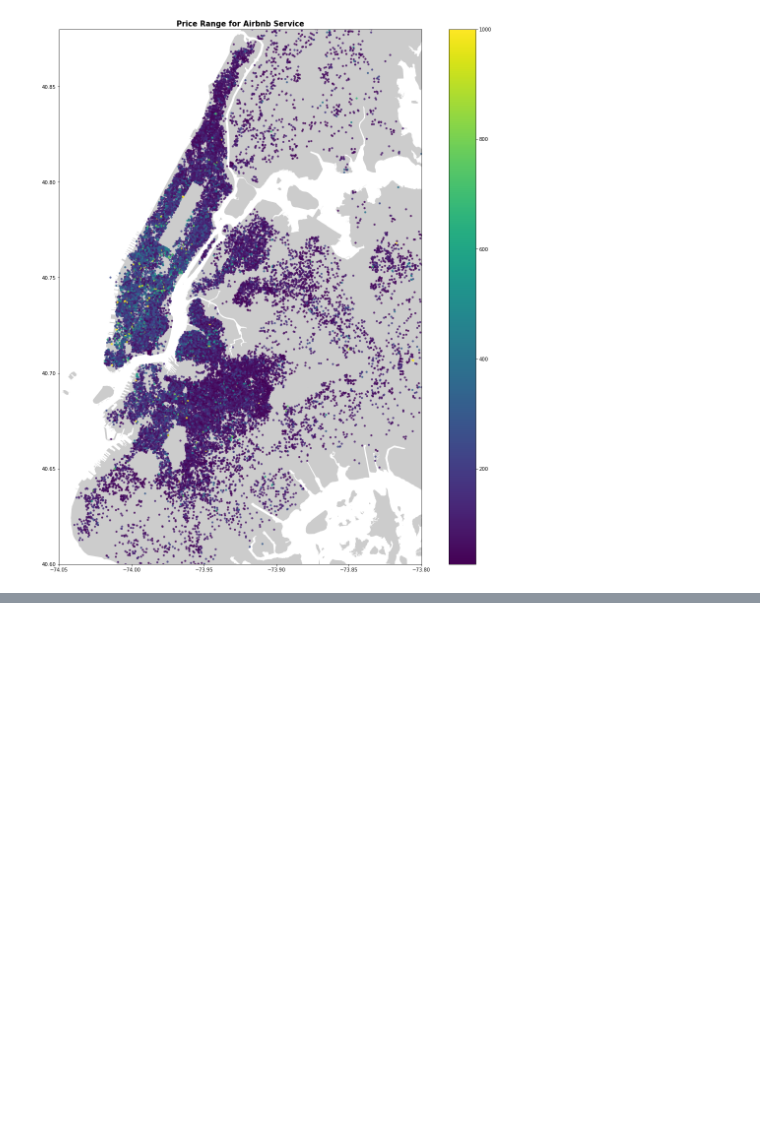
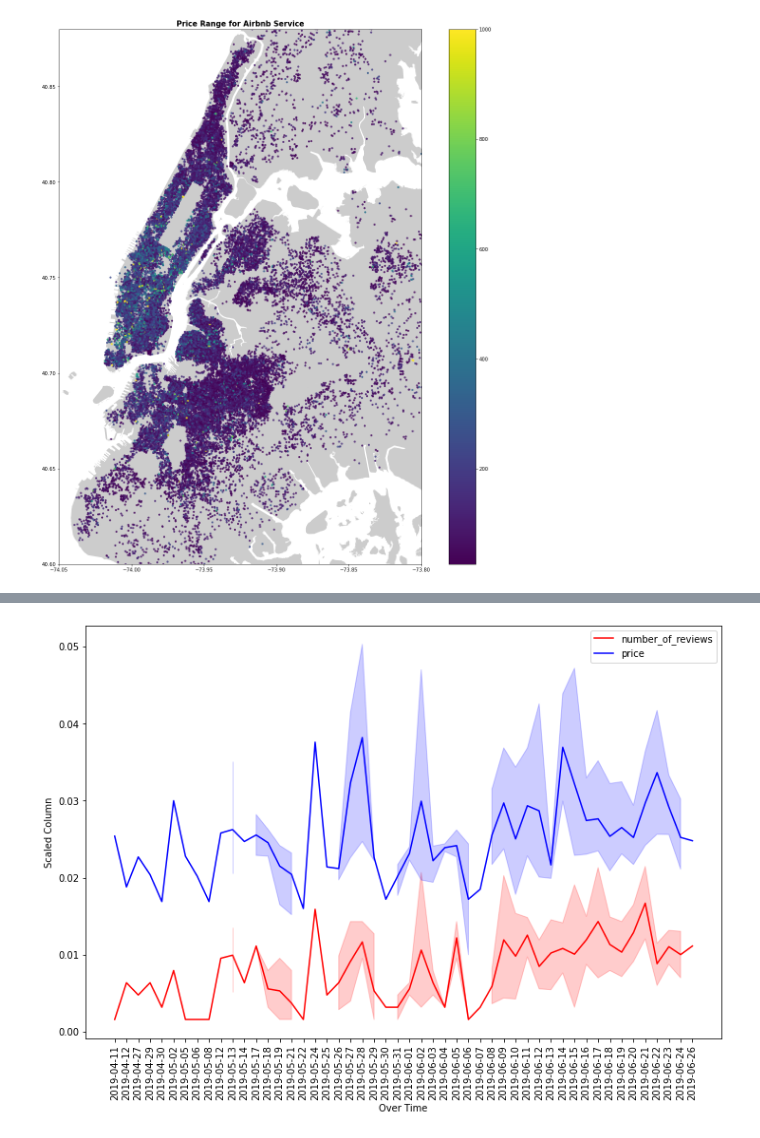
Before and after one commit to Sanjaycsk/AirBnb-EDA, a Jupyter notebook: AirBnB_Project.ipynb, the cells around one changed output, grey strips where cells are left out. Cells and saved outputs as stored; diff of their text form; code cells hidden in the pictures; blank space fills up the shorter version.

```diff
--- a/AirBnB_Project.ipynb
+++ b/AirBnB_Project.ipynb
@@ -700,0 +732,12 @@ plt.show()
+# %%
+scaler = MinMaxScaler()
+
+scaled_airbnb = airbnb_file[["price", "number_of_reviews", "reviews_per_month"]]
+
+# host_id_high_scaled  = pd.DataFrame(scaler.fit_transform(host_id_high), columns=host_id_high["price","number_of_reviews","reviews_per_month"])
+
+scaled_airbnb = scaler.fit_transform(scaled_airbnb.to_numpy())
+scaled_airbnb = pd.DataFrame(scaled_airbnb, columns=['price', 'number_of_reviews', 'reviews_per_month'])
+
+#
+scaled_airbnb.head()
@@ -700,0 +751,6 @@ plt.show()
+# %%
+scaled_airbnb_dropfile = airbnb_file.drop(["price", "number_of_reviews", "reviews_per_month"],axis='columns')
+
+scaled_airbnb1 = pd.concat([scaled_airbnb_dropfile,scaled_airbnb], axis=1)
+# scaled_airbnb.head()
+scaled_airbnb_dropfile.head()
@@ -700,0 +764,27 @@ plt.show()
+# %%
+
+def price_Review_comparision(host_id_extract = 219517861 , on_what = "number_of_reviews" ) :
+  #Converting on What Column name To string
+  on_what = str(on_what)
+  #Converting Host Id To string.
+  host_id_extract = int(host_id_extract)
+
+  #Extracting the Required Host ID.
+  host_id_high = scaled_airbnb1[scaled_airbnb1['host_id']==host_id_extract]
+
+  #Sorting the Time Line of Last review.
+  host_id_high = host_id_high.sort_values('last_review')
+
+  #Setting up line Plot.
+  plt.figure(figsize=(12,8))
+  ax.plot = sns.lineplot(x="last_review", y= on_what, data=host_id_high, color='red',label=on_what)
+  ax.plot = sns.lineplot(x="last_review", y="price", data=host_id_high, color='blue',label="price" )
+  plt.xticks(rotation='vertical')
+  plt.xlabel("Over Time")
+  plt.ylabel("Scaled Column")
+  plt.show()
+  return None
+# %%
+price_Review_comparision()
+# %% [output]
+[figure, added]
```
Also changed, not shown: parts of 8 cells of this notebook.
